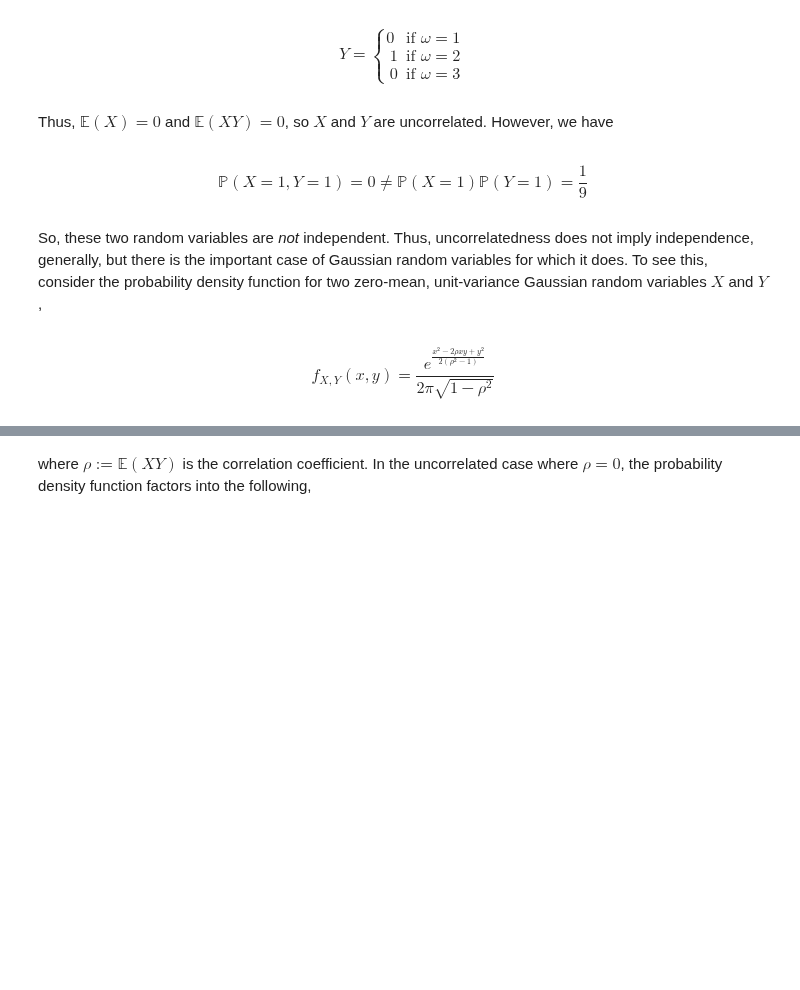
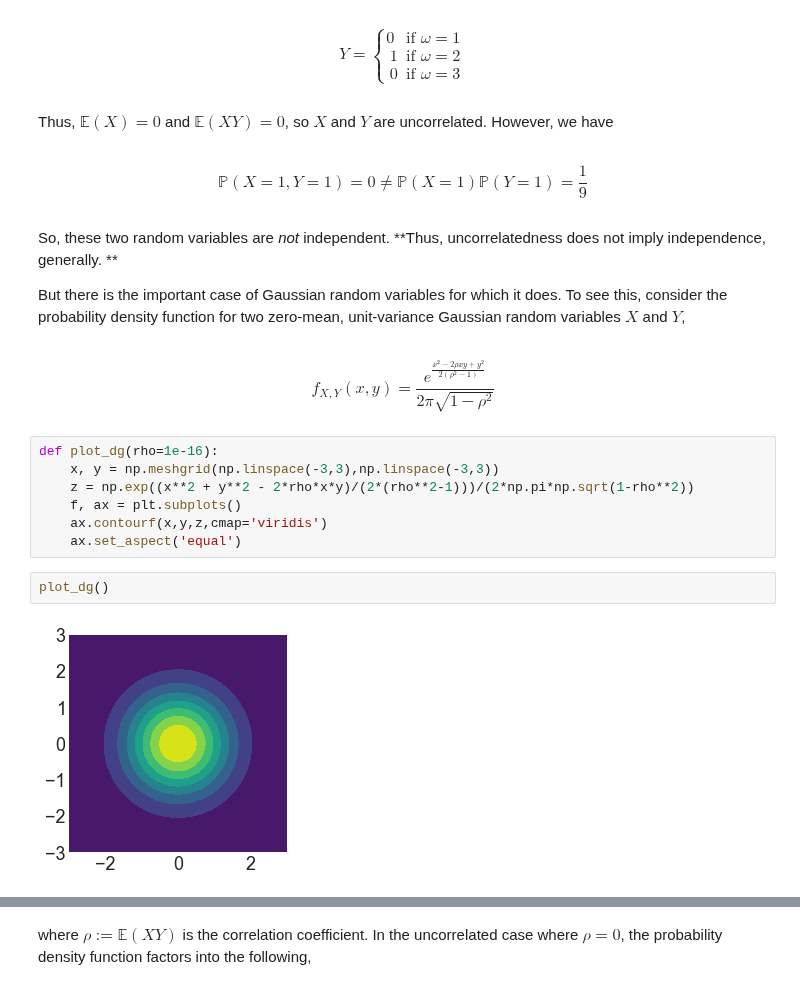
Before and after one commit to hvribeiro/MCSC1, a Jupyter notebook: aulas/02.1 - Introduction to probability.ipynb, the cells around one changed output, grey strips where cells are left out. Cells and saved outputs as stored; diff of their text form; blank space fills up the shorter version.

```diff
--- a/aulas/02.1 - Introduction to probability.ipynb
+++ b/aulas/02.1 - Introduction to probability.ipynb
@@ -1136,15 +1148,16 @@ Y =
 \end{cases}
 $$
 # %% [markdown]
- Thus, $\mathbb{E}(X)=0$ and $\mathbb{E}(X Y)=0$, so
-$X$ and $Y$ are uncorrelated. However, we have
+ Thus, $\mathbb{E}(X)=0$ and $\mathbb{E}(X Y)=0$, so $X$ and $Y$ are uncorrelated. However, we have
 # %% [markdown]
 $$
 \mathbb{P}(X=1,Y=1)=0\neq \mathbb{P}(X=1)\mathbb{P}(Y=1)=\frac{1}{9}
 $$
 # %% [markdown]
- So, these two random variables are *not* independent.
-Thus, uncorrelatedness does not imply independence, generally, but
+So, these two random variables are *not* independent.
+**Thus, uncorrelatedness does not imply independence, generally. **
+
+But
 there is the important case of Gaussian random variables for which
 it does. To see this, consider the probability density function
 for two zero-mean, unit-variance Gaussian random variables $X$ and
@@ -1155,3 +1168,14 @@ f_{X,Y}(x,y) = \frac{e^{\frac{x^2-2 \rho x
    y+y^2}{2 \left(\rho^2-1\right)}}}{2 \pi
    \sqrt{1-\rho^2}}
 $$
+# %%
+def plot_dg(rho=1e-16):
+    x, y = np.meshgrid(np.linspace(-3,3),np.linspace(-3,3))
+    z = np.exp((x**2 + y**2 - 2*rho*x*y)/(2*(rho**2-1)))/(2*np.pi*np.sqrt(1-rho**2))
+    f, ax = plt.subplots()
+    ax.contourf(x,y,z,cmap='viridis')
+    ax.set_aspect('equal')
+# %%
+plot_dg()
+# %% [output]
+[figure, added]
```
Also changed, not shown: parts of 167 cells of this notebook.
